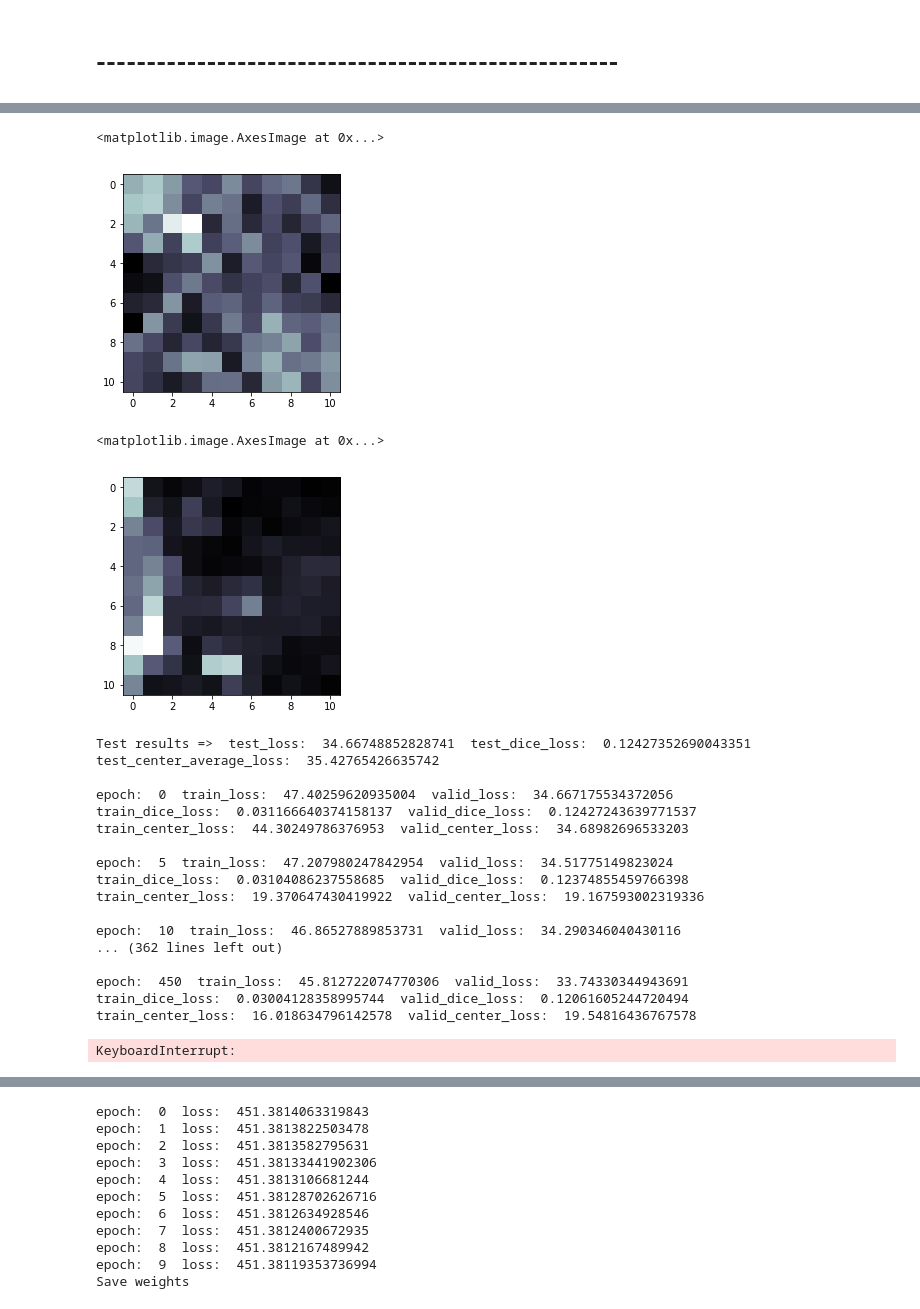
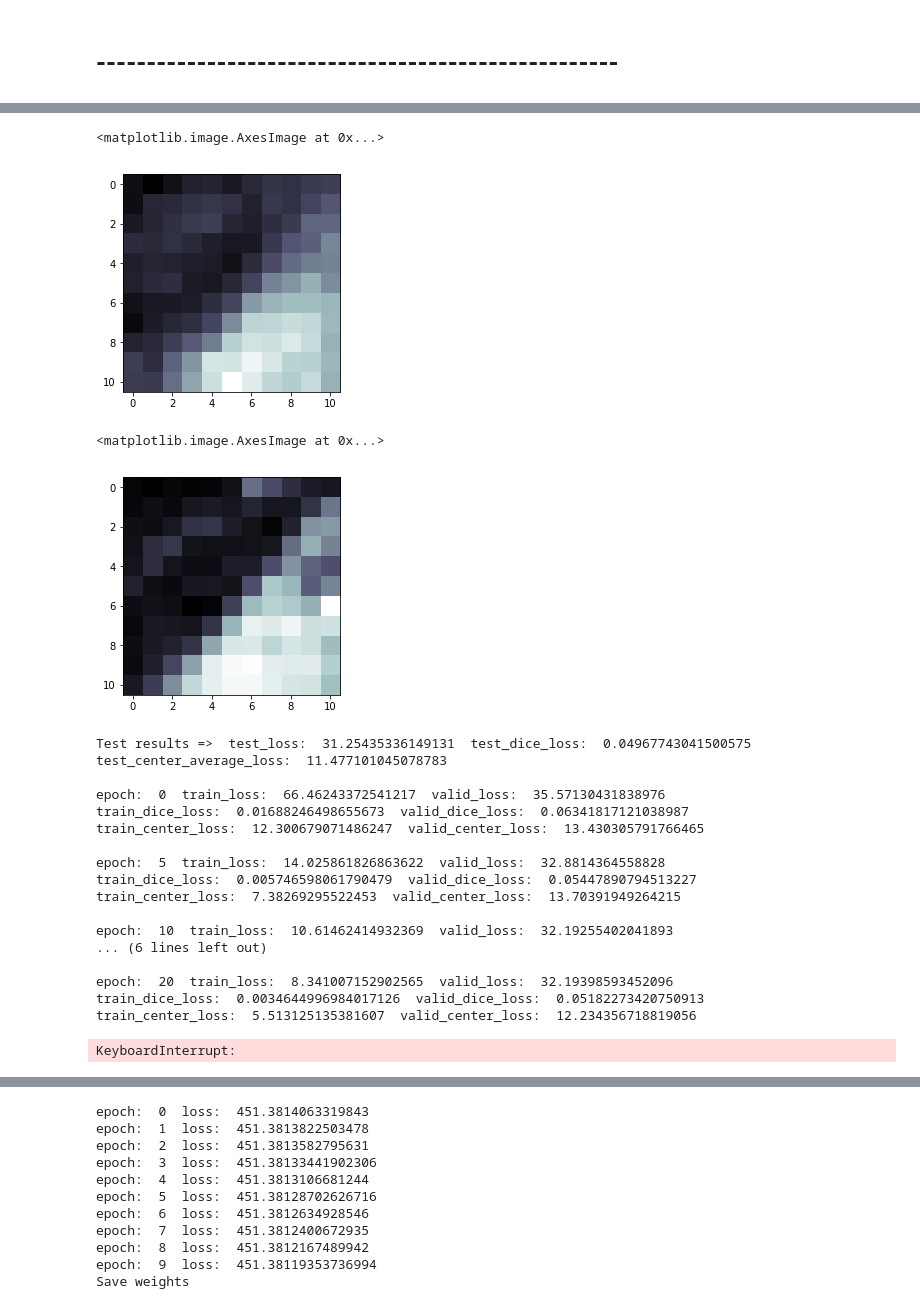
Before and after one commit to caspien6/heart_contour, a Jupyter notebook: roi/Deeplearning Roi.ipynb, the cells around one changed output, grey strips where cells are left out. Drawn from its saved outputs; the diff is of its cells as text; code cells hidden in the pictures.

```diff
--- a/roi/Deeplearning Roi.ipynb
+++ b/roi/Deeplearning Roi.ipynb
@@ -109,18 +117,18 @@ roi.save_ae_weights(save_ae_weights_folder)
 # %%
 %matplotlib inline
 import matplotlib.pyplot as plt
 
-idx = 2
+idx = 4
 _,decoded = roi.autoencoder(ds_valid.__getitem__(idx)['image'])
 plt.imshow(np.reshape(decoded.cpu().detach().numpy(), (11,11)), cmap=plt.cm.bone)
 # %% [output]
 <matplotlib.image.AxesImage at 0x...>
-[figure, old version]
+[figure, new version]
 # %%
 plt.imshow(np.reshape(roi.normalize_range(ds_valid.__getitem__(idx)['image'].cpu()).numpy(), (11,11)), cmap=plt.cm.bone)
 # %% [output]
 <matplotlib.image.AxesImage at 0x...>
-[figure, old version]
+[figure, new version]
 # %%
 import matplotlib.pyplot as plt
 import matplotlib.image as mpimg
@@ -163,26 +171,30 @@ roi.model.conv1.bias.requires_grad=True
 import warnings
 warnings.filterwarnings('ignore')
 torch.cuda.empty_cache()
+'''earlystop_info = {'step': 1e-8, 'patience_steps': 10}
+roi.model.conv1.weight.requires_grad=True
+roi.model.conv1.bias.requires_grad=True'''
 roi.learn_roi(loader_train, optimizer, criterion, ep = 1000, dataset_validation = loader_valid,
-              weight_path = save_model_weights_test, dataset_test = loader_test, earlystop_info = earlystop_info)
+              weight_path = save_model_weights_test, dataset_test = loader_test, earlystop_info = earlystop_info,
+             plot_filename = 'plot_first.png', plot_test_filename = 'plot_test_first.png')
 # %% [output]
-Test results =>  test_loss:  34.66748852828741  test_dice_loss:  0.12427352690043351
-test_center_average_loss:  35.42765426635742
+Test results =>  test_loss:  31.25435336149131  test_dice_loss:  0.04967743041500575
+test_center_average_loss:  11.477101045078783
 
-epoch:  0  train_loss:  47.40259620935004  valid_loss:  34.667175534372056
-train_dice_loss:  0.031166640374158137  valid_dice_loss:  0.12427243639771537
-train_center_loss:  44.30249786376953  valid_center_loss:  34.68982696533203
+epoch:  0  train_loss:  66.46243372541217  valid_loss:  35.57130431838976
+train_dice_loss:  0.01688246498655673  valid_dice_loss:  0.06341817121038987
+train_center_loss:  12.300679071486247  valid_center_loss:  13.430305791766465
 
-epoch:  5  train_loss:  47.207980247842954  valid_loss:  34.51775149823024
-train_dice_loss:  0.03104086237558685  valid_dice_loss:  0.12374855459766398
-train_center_loss:  19.370647430419922  valid_center_loss:  19.167593002319336
+epoch:  5  train_loss:  14.025861826863622  valid_loss:  32.8814364558828
+train_dice_loss:  0.005746598061790479  valid_dice_loss:  0.05447890794513227
+train_center_loss:  7.38269295522453  valid_center_loss:  13.70391949264215
 
-epoch:  10  train_loss:  46.86527889853731  valid_loss:  34.290346040430116
-... (362 lines left out)
+epoch:  10  train_loss:  10.61462414932369  valid_loss:  32.19255402041893
+... (6 lines left out)
 
-epoch:  450  train_loss:  45.812722074770306  valid_loss:  33.74330344943691
-train_dice_loss:  0.03004128358995744  valid_dice_loss:  0.12061605244720494
-train_center_loss:  16.018634796142578  valid_center_loss:  19.54816436767578
+epoch:  20  train_loss:  8.341007152902565  valid_loss:  32.19398593452096
+train_dice_loss:  0.0034644996984017126  valid_dice_loss:  0.05182273420750913
+train_center_loss:  5.513125135381607  valid_center_loss:  12.234356718819056
 KeyboardInterrupt:
 # %%
 %matplotlib inline
```
Also changed, not shown: parts of 10 cells of this notebook, 4 other files.
